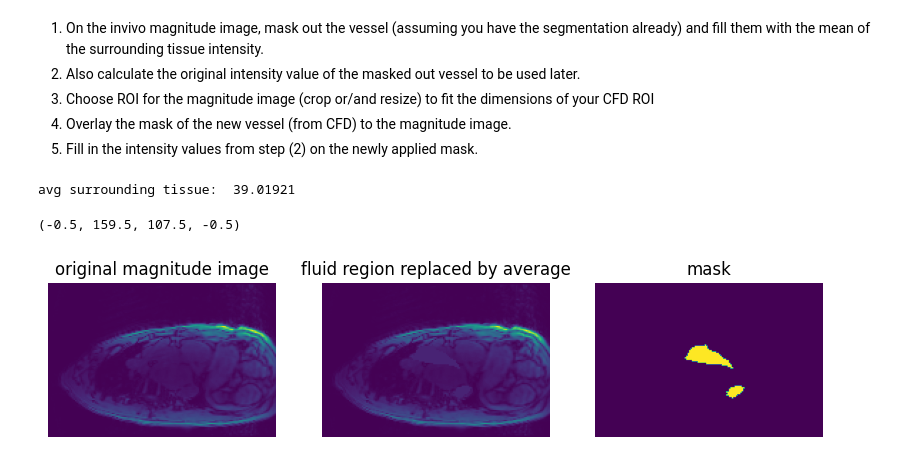
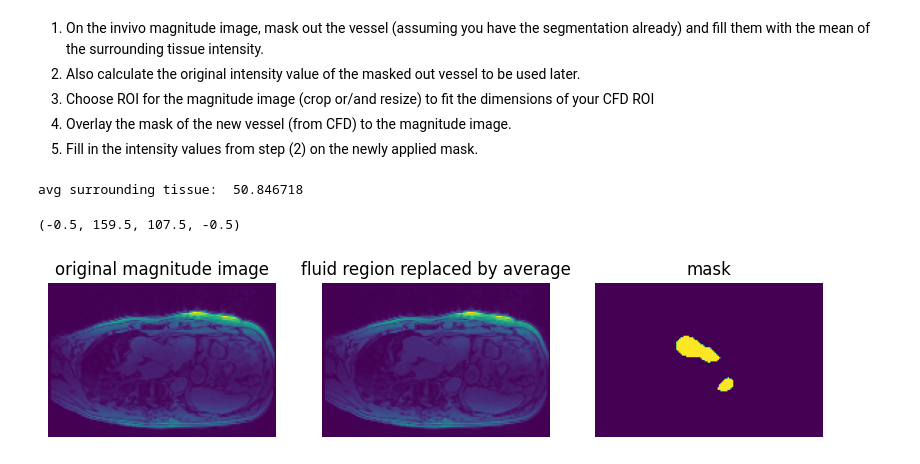
Before and after one commit to PiaaCaa/4DFlowNet, a Jupyter notebook: src/prepare_mag_data.ipynb, the cells around one changed output. Cells and saved outputs as stored; diff of their text form; code cells hidden in the pictures.

```diff
--- a/src/prepare_mag_data.ipynb
+++ b/src/prepare_mag_data.ipynb
@@ -19,18 +24,16 @@ from scipy.signal import convolve2d, convolve
 # %%
 # load
-in_vivo_path = '../data/PIA/THORAX/P02/h5/P02.h5'
-in_vivo_path_LV = '../data/PIA/THORAX/P02/h5/P02_LV.h5'
-in_silico_path = '../data/CARDIAC/M2_2mm_step2_static_dynamic.h5'
+in_vivo_path = '../data/PIA/THORAX/P01/h5/P01.h5'
+in_vivo_path_LV = '../data/PIA/THORAX/P01/h5/P01_LV.h5'
+in_silico_path = '../data/CARDIAC/M1_2mm_step2_static_dynamic.h5'
 
 name_in_vivo = os.path.basename(in_vivo_path)[:-2]
 name_in_silico = os.path.basename(in_silico_path)[:2]
 in_vivo = {}
 in_silico = {}
-vel_colnames = ['u', 'v','w']
-venc_colnames = [ 'u_max', 'v_max', 'w_max']
-mag_colnames = ['mag_u', 'mag_v', 'mag_w']
 vencs = {}
 
+# load data
 with h5py.File(in_vivo_path, mode = 'r' ) as p1:
     with h5py.File(in_silico_path, mode = 'r' ) as p2:
         with h5py.File(in_vivo_path_LV, mode = 'r' ) as p3:
@@ -53,5 +56,16 @@ with h5py.File(in_vivo_path, mode = 'r' ) as p1:
             in_vivo['bounds_LV'], _ = get_boundaries(in_vivo['mask_LV']) # carful here we take only the boundary of left ventricle mask
             in_vivo['bounds'], _ = get_boundaries(in_vivo['mask'])
             in_silico['bounds'], _ = get_boundaries(in_silico['mask'])
+
+# load an look at data
+frame = 10
+
+# load complete mask
+mask_v =  in_vivo['mask'][frame].copy()
+mask_s =  in_silico['mask'][frame].copy()
+
+#load boundary
+bounds_v = in_vivo['bounds_LV'][frame].copy()
+bounds_s = in_silico['bounds'][frame].copy()
 # %% [output]
 <KeysViewHDF5 ['dx', 'mag_u', 'mag_v', 'mag_w', 'mask', 'u', 'u_max', 'v', 'v_max', 'w', 'w_max']> <KeysViewHDF5 ['dx', 'mag_u', 'mag_v', 'mag_w', 'mask', 'u', 'u_max', 'v', 'v_max', 'w', 'w_max']>
@@ -472,19 +456,6 @@ interactive(children=(IntSlider(value=10, description='frame', max=24), Output()
 3. Choose ROI for the magnitude image (crop or/and resize) to fit the dimensions of your CFD ROI
 4. Overlay the mask of the new vessel (from CFD) to the magnitude image.
 5. Fill in the intensity values from step (2) on the newly applied mask.
-# %%
-def bbox2_3D(img):
-    ''' code taken from https://stackoverflow.com/questions/31400769/bounding-box-of-numpy-array'''
-
-    r = np.any(img, axis=(1, 2))
-    c = np.any(img, axis=(0, 2))
-    z = np.any(img, axis=(0, 1))
-
-    rmin, rmax = np.where(r)[0][[0, -1]]
-    cmin, cmax = np.where(c)[0][[0, -1]]
-    zmin, zmax = np.where(z)[0][[0, -1]]
-
-    return rmin, rmax, cmin, cmax, zmin, zmax
 # %%
 
 #Question how big is surrounding tissue instenity?
@@ -496,7 +467,7 @@ mask_s = in_silico['mask'][frame].copy()
 mag_u_invivo = in_vivo['mag_u'][frame].copy()
 
 idx_slice = np.index_exp[20, :, :]
-idx_slice_v = np.index_exp[25, :, :]
+idx_slice_v = np.index_exp[17, :, :]
 
 # Step 1: fill
 surrsounding_tissue_size = 20
@@ -511,35 +482,35 @@ bounding_box_mask = mask_LV_v[idx_bounding_box ]
 avg_surrounding_tissue = np.average(bounding_box_mag_u[np.where(bounding_box_mask==0)])
 print('avg surrounding tissue: ', avg_surrounding_tissue)
 
 # Step 2: Get original intensity values
 avg_fluid_region_invivo = np.average(mag_u_invivo[np.where(mask_LV_v == 1)])
 std_fluid_region_invivo = np.std(mag_u_invivo[np.where(mask_LV_v == 1 )])
 
 
 #Step 1.1 replace masked invivo region with average of surrounding tissue
 mag_u_invivo[np.where(mask_LV_v > 0)] = avg_surrounding_tissue
 
 # ----------plot step 1 and 2-------------------
 plt.figure(figsize=(10, 10))
 
 plt.subplot(1, 3, 1)
 plt.imshow(in_vivo['mag_u'][frame][idx_slice_v])
 plt.title('original magnitude image')
 plt.axis('off')
 
 plt.subplot(1, 3, 2)
 plt.imshow(mag_u_invivo[idx_slice_v])
 plt.title('fluid region replaced by average')
 plt.axis('off')
 
 plt.subplot(1, 3, 3)
 plt.imshow(in_vivo['mask'][frame][idx_slice_v])
 plt.title('mask')
 plt.axis('off')
 # %% [output]
-avg surrounding tissue:  39.01921
+avg surrounding tissue:  50.846718
 (-0.5, 159.5, 107.5, -0.5)
-[figure, old version]
+[figure, new version]
 # %%
 # Step 3 : find transformation and crop invivo to insilico
 
```
Also changed, not shown: parts of 26 cells of this notebook, 5 other files.
